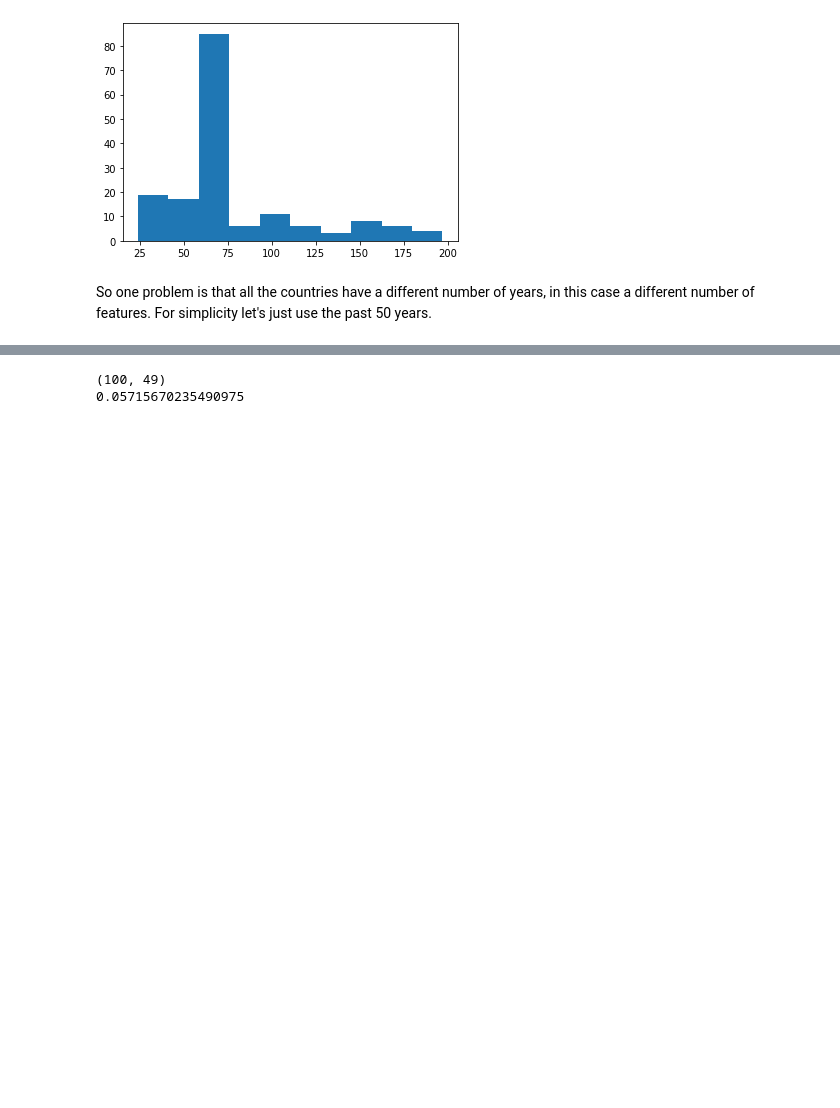
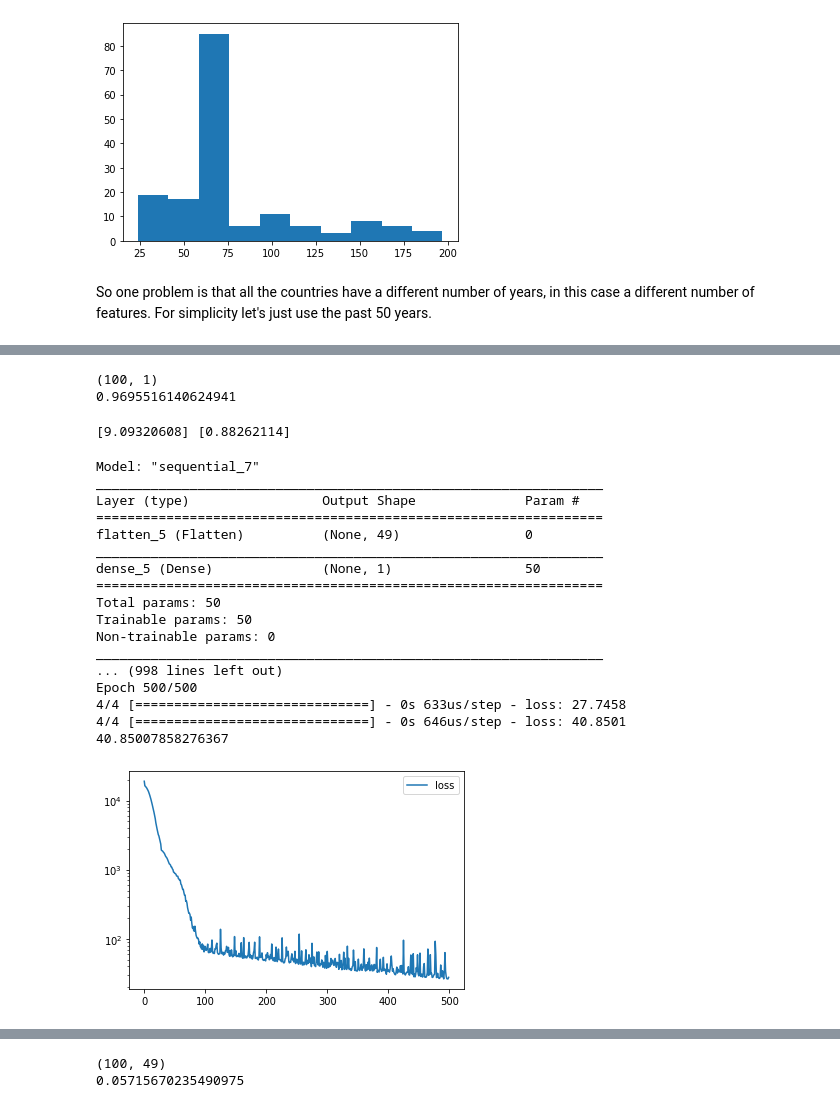
Before and after one commit to dodelson/Physics-of-Energy, a Jupyter notebook: cnn.ipynb, the cells around one changed output, grey strips where cells are left out. Drawn from its saved outputs; the diff is of its cells as text; code cells hidden in the pictures; blank space fills up the shorter version.

```diff
--- a/cnn.ipynb
+++ b/cnn.ipynb
@@ -419,0 +442,51 @@ Xsc=X#scaler.transform(X)
+# %%
+Z_train,yz_train=Z[:100,:49],Z[:100,49:]
+Z_test,yz_test=Z[100:,:49],Z[100:,49:]
+print(np.shape(yz_train))
+print(yz_train[0,0])
+# %% [output]
+(100, 1)
+0.9695516140624941
+# %%
+mse=0.
+mae=0.
+for i in range(100):
+    mse+=(Z_train[i,-1]-yz_train[i])**2
+    mae+=np.abs((Z_train[i,-1]-yz_train[i]))
+print(mse/100,mae/100)
+# %% [output]
+[9.09320608] [0.88262114]
+# %%
+#%pip install keras
+import keras
+model=keras.models.Sequential([
+    keras.layers.Flatten(input_shape=[49,1]),
+#    keras.layers.SimpleRNN(20,return_sequences=True),
+#    keras.layers.SimpleRNN(20),
+    keras.layers.Dense(1,activation='relu')
+])
+model.summary()
+model.compile(loss='mse')#,optimizer='sgd')
+history=model.fit(Z_train,yz_train,epochs=500)
+print(model.evaluate(Z_train,yz_train))
+pd.DataFrame(history.history).plot()
+plt.yscale('log')
+# %% [output]
+Model: "sequential_7"
+_________________________________________________________________
+Layer (type)                 Output Shape              Param #
+=================================================================
+flatten_5 (Flatten)          (None, 49)                0
+_________________________________________________________________
+dense_5 (Dense)              (None, 1)                 50
+=================================================================
+Total params: 50
+Trainable params: 50
+Non-trainable params: 0
+_________________________________________________________________
+... (998 lines left out)
+Epoch 500/500
+4/4 [==============================] - 0s 633us/step - loss: 27.7458
+4/4 [==============================] - 0s 646us/step - loss: 40.8501
+40.85007858276367
+[figure, added]
```
Also changed, not shown: parts of 88 cells of this notebook, 1 other file.
